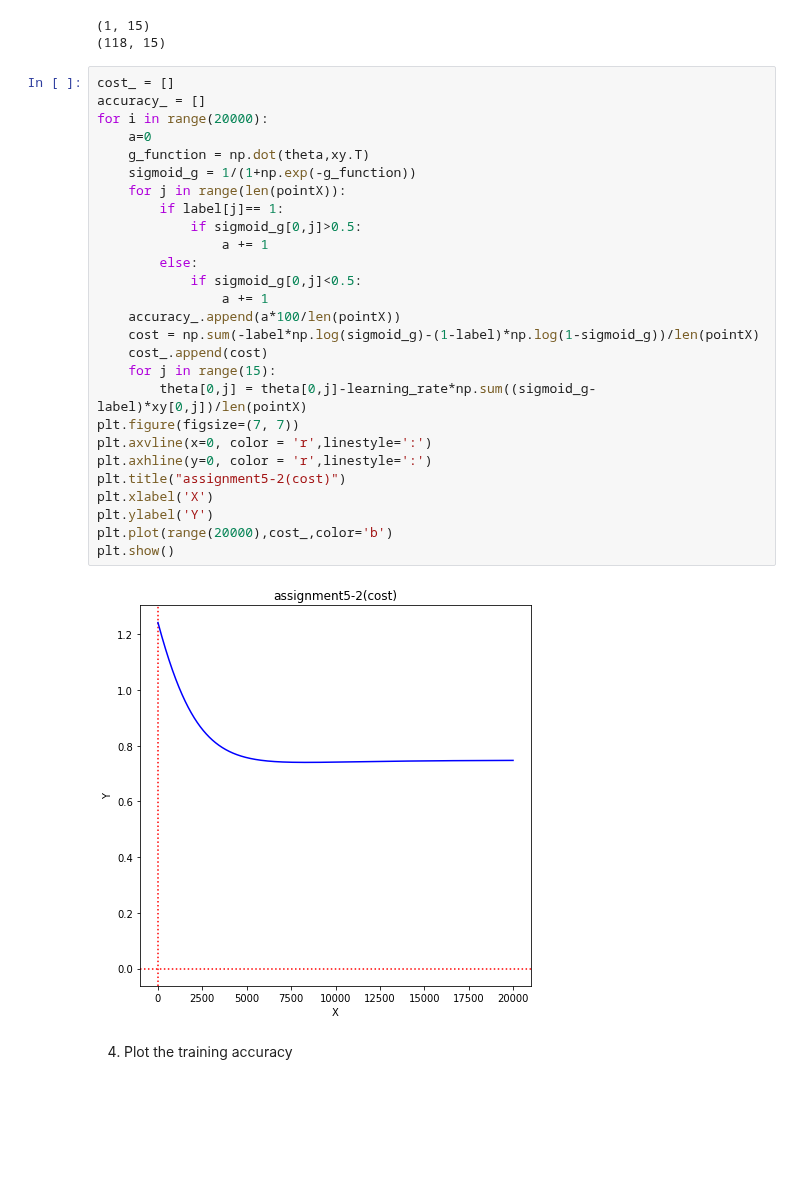
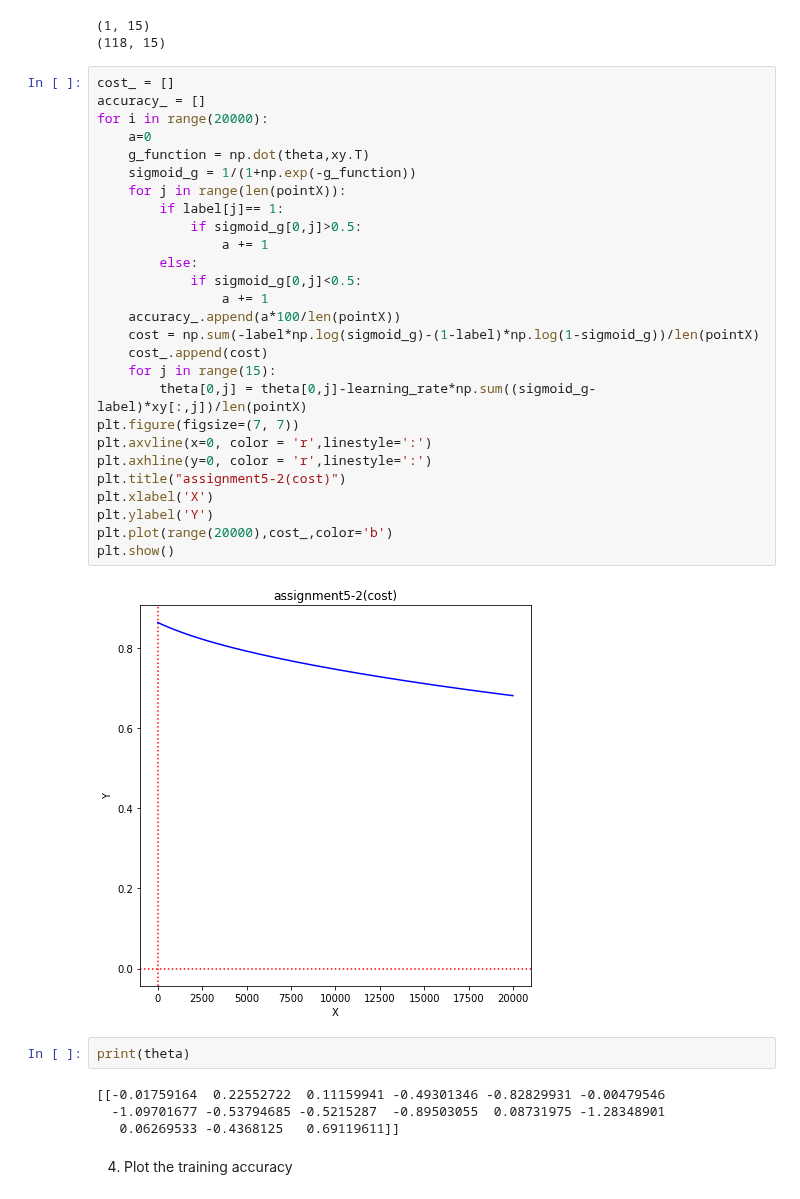
Before and after one commit to ChanWoongJeon/machinelearning, a Jupyter notebook: assignment6.ipynb, the cells around one changed output. Cells and saved outputs as stored; diff of their text form; blank space fills up the shorter version.

```diff
--- a/assignment6.ipynb
+++ b/assignment6.ipynb
@@ -46,32 +46,38 @@ print(np.shape(xy))
 # %%
 cost_ = []
 accuracy_ = []
 for i in range(20000):
     a=0
     g_function = np.dot(theta,xy.T)
     sigmoid_g = 1/(1+np.exp(-g_function))
     for j in range(len(pointX)):
         if label[j]== 1:
             if sigmoid_g[0,j]>0.5:
                 a += 1
         else:
             if sigmoid_g[0,j]<0.5:
                 a += 1
     accuracy_.append(a*100/len(pointX))
     cost = np.sum(-label*np.log(sigmoid_g)-(1-label)*np.log(1-sigmoid_g))/len(pointX)
     cost_.append(cost)
     for j in range(15):
-        theta[0,j] = theta[0,j]-learning_rate*np.sum((sigmoid_g-label)*xy[0,j])/len(pointX)
+        theta[0,j] = theta[0,j]-learning_rate*np.sum((sigmoid_g-label)*xy[:,j])/len(pointX)
 plt.figure(figsize=(7, 7))
 plt.axvline(x=0, color = 'r',linestyle=':')
 plt.axhline(y=0, color = 'r',linestyle=':')
 plt.title("assignment5-2(cost)")
 plt.xlabel('X')
 plt.ylabel('Y')
 plt.plot(range(20000),cost_,color='b')
 plt.show()
 # %% [output]
-[figure, old version]
+[figure, new version]
+# %%
+print(theta)
+# %% [output]
+[[-0.01759164  0.22552722  0.11159941 -0.49301346 -0.82829931 -0.00479546
+  -1.09701677 -0.53794685 -0.5215287  -0.89503055  0.08731975 -1.28348901
+   0.06269533 -0.4368125   0.69119611]]
 # %% [markdown]
 4. Plot the training accuracy
 # %%
```
Also changed, not shown: parts of 4 cells of this notebook.
